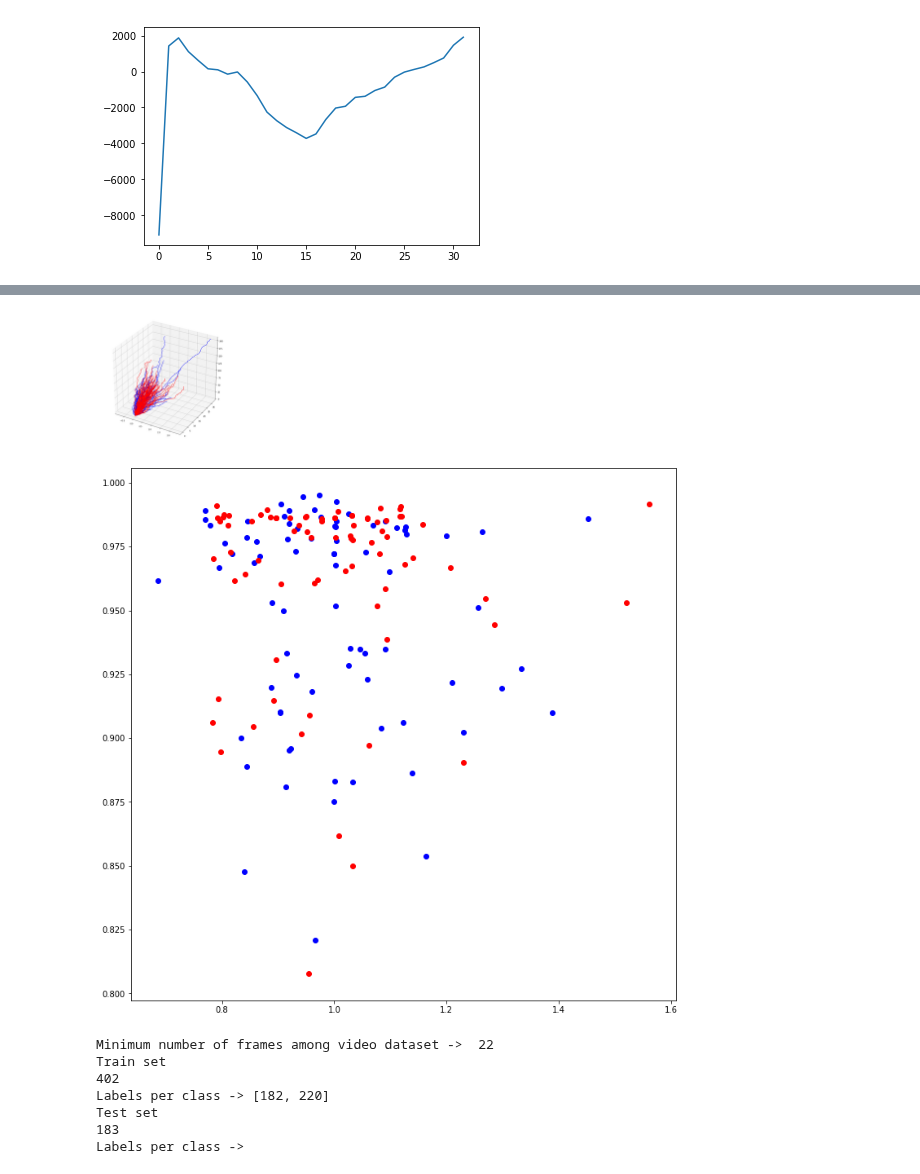
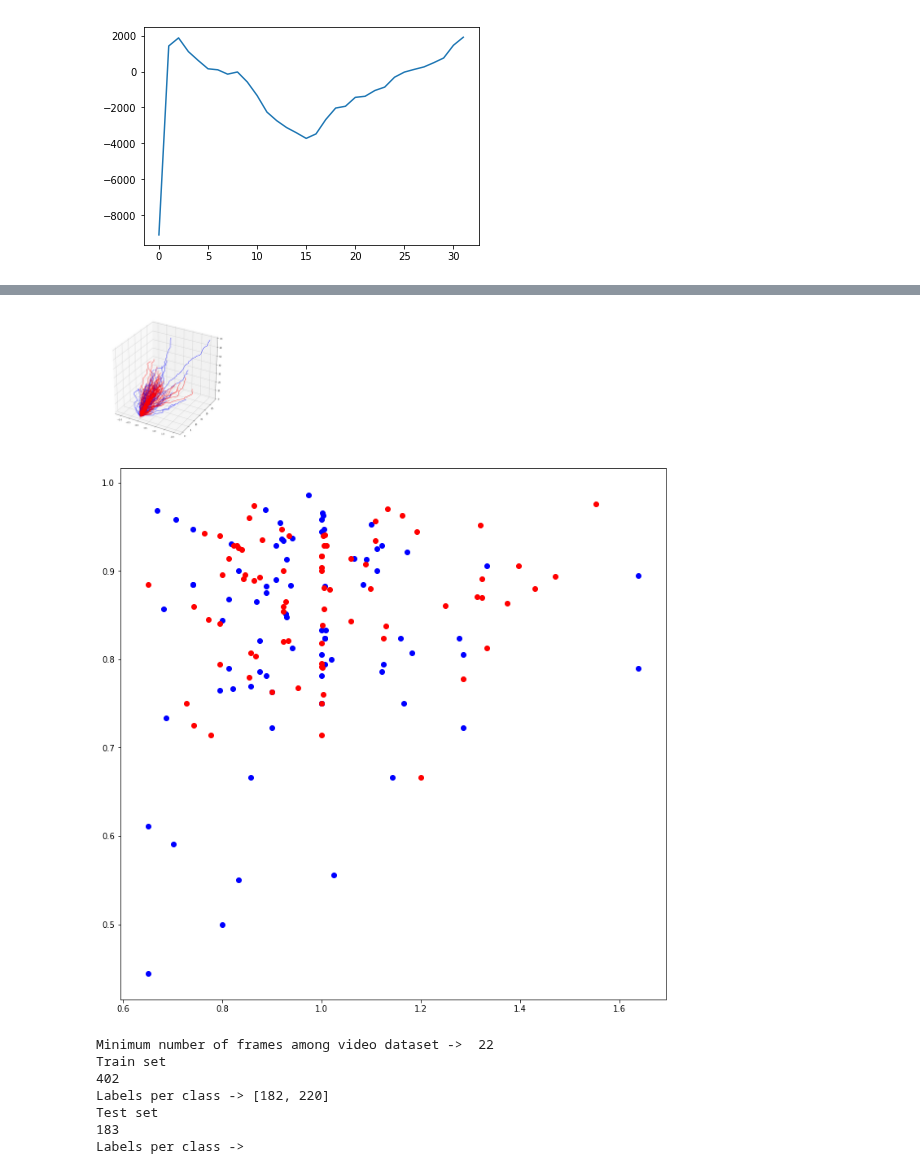
Before and after one commit to alexus37/AML-18, a Jupyter notebook: task4/ax_playground.ipynb, the cells around one changed output, grey strips where cells are left out. Saved outputs shown, nothing was run; the diff lists cells and outputs as text; code cells hidden in the pictures.

Commit message:
add frame offset N=3

```diff
--- a/task4/ax_playground.ipynb
+++ b/task4/ax_playground.ipynb
@@ -467,8 +467,10 @@ def get_parametric_velocity_curve(avg_velocities):
 
 def get_avg_velocity_vec(video):
     avg_velocities = []
-    prev = video[0]
-    for i in range(1, len(video)):
+    N=3
+    frame_index = list(range(len(video)))[0::N]
+    prev = video[frame_index[0]]
+    for i in frame_index:
         next = video[i]
         avg_velocities.append(get_velocity_vec_frames(prev, next))
         prev = next
@@ -534,35 +536,35 @@ fig = plt.figure(figsize=(12, 12))
 ax = plt.axes(projection='3d')
 
 # Data for a three-dimensional line
 for i in range(len(avg_velocity_0)):
     zline = range(len(avg_velocity_0[i]))
     yline = [val[0] for val in avg_velocity_0[i]]
     xline = [val[1] for val in avg_velocity_0[i]]
     ax.plot3D(xline, yline, zline, 'blue')
 
 
 
 # Data for a three-dimensional line
 for i in range(len(avg_velocity_1)):
     zline = range(len(avg_velocity_1[i]))
     yline = [val[0] for val in avg_velocity_1[i]]
     xline = [val[1] for val in avg_velocity_1[i]]
     ax.plot3D(xline, yline, zline, 'red')
 #hsv = np.zeros((100, 100, 3))
 #hsv[...,1] = 255
 #hsv[...,0] = ang*180/np.pi/2
 #hsv[...,2] = cv.normalize(mag,None,0,255,cv.NORM_MINMAX)
 fig = plt.figure(figsize=(12, 12))
 for feature in features_0:
     plt.scatter(feature[0], feature[1], c="blue")
 
 for feature in features_1:
     plt.scatter(feature[0], feature[1], c="red")
 # %% [output]
 [interactive output not drawn]
 [interactive output not drawn]
-[figure, old version]
+[figure, new version]
-[figure, old version]
+[figure, new version]
 # %%
 #Compute minimum number of frames per video in train and test set
 min_frames_train = count_min_number_frames(x_train)
```
